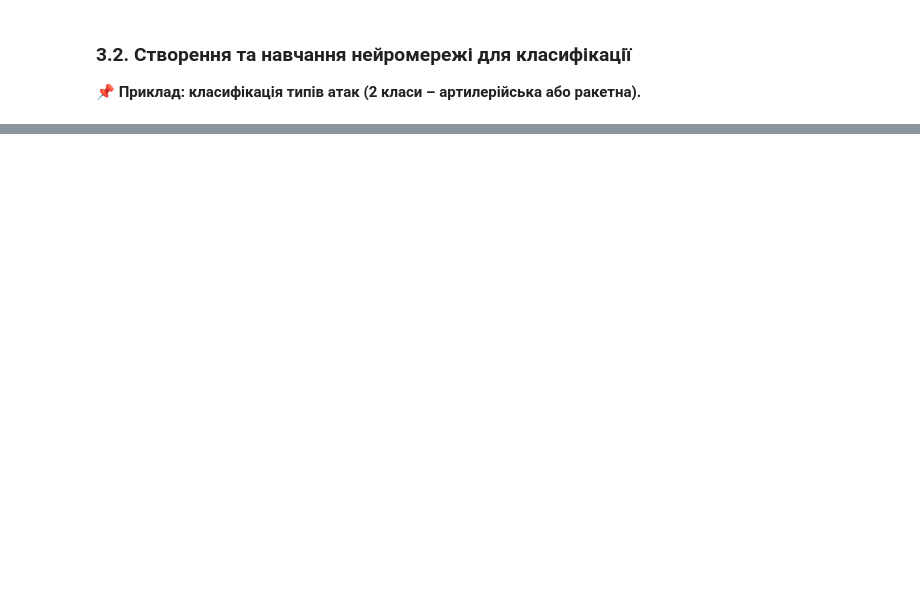
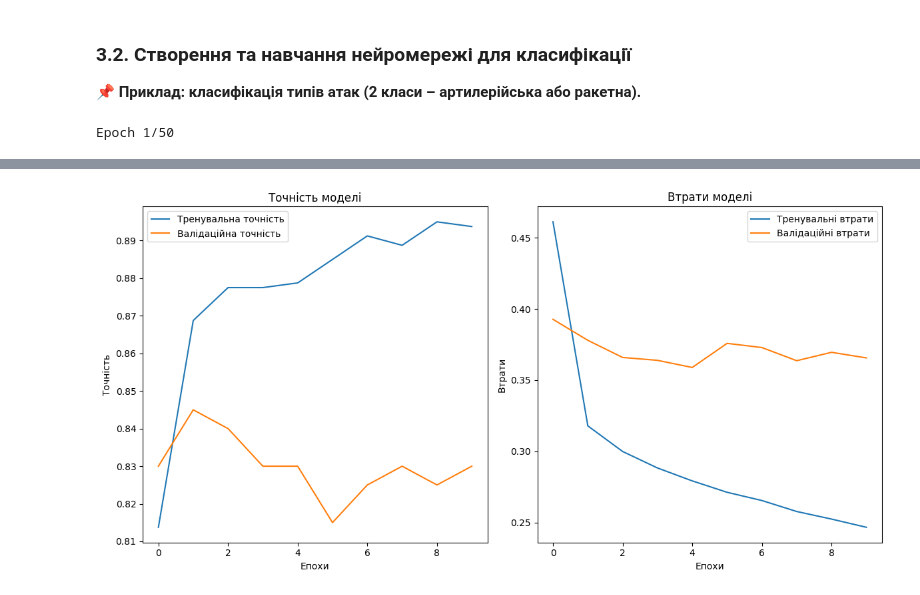
Before and after one commit to Oleksandr-1980/main_line, a Jupyter notebook: IT_IAZ_2025_5206/PRACTICE_38.ipynb, the cells around one changed output, grey strips where cells are left out. Saved outputs shown, nothing was run; the diff lists cells and outputs as text; code cells hidden in the pictures; blank space fills up the shorter version.

```diff
--- a/IT_IAZ_2025_5206/PRACTICE_38.ipynb
+++ b/IT_IAZ_2025_5206/PRACTICE_38.ipynb
@@ -43,36 +62,92 @@ print(f"Mean Squared Error: {mse:.2f}")
 ### **3.2. Створення та навчання нейромережі для класифікації**
 📌 **Приклад: класифікація типів атак (2 класи – артилерійська або ракетна).**
 # %%
+import numpy as np
+import tensorflow as tf
+from tensorflow.keras.models import Sequential
+from tensorflow.keras.layers import Dense
+from tensorflow.keras.callbacks import EarlyStopping
 from sklearn.datasets import make_classification
 from sklearn.model_selection import train_test_split
 from sklearn.preprocessing import StandardScaler
+from sklearn.metrics import classification_report
+import matplotlib.pyplot as plt
+import pandas as pd
 from tensorflow.keras.utils import to_categorical
 
-# Генеруємо штучний набір даних
+# 1. Генерація штучного набору даних (класифікація з 2 класами)
 X, y = make_classification(n_samples=1000, n_features=10, n_classes=2, random_state=42)
-y = to_categorical(y)  # Перетворення міток у one-hot encoding
 
-# Розділення вибірки
+# 2. Перетворення міток у one-hot encoding
+y = to_categorical(y)
+
+# 3. Розділення даних на тренувальну та тестову вибірки
 X_train, X_test, y_train, y_test = train_test_split(X, y, test_size=0.2, random_state=42)
 
-# Масштабування
+# 4. Масштабування даних
 scaler = StandardScaler()
 X_train = scaler.fit_transform(X_train)
 X_test = scaler.transform(X_test)
 
-# Побудова моделі
+# 5. Побудова моделі нейронної мережі
 model = Sequential([
-    Dense(64, activation='relu', input_shape=(10,)),
-    Dense(32, activation='relu'),
+    Dense(64, activation='relu', input_shape=(10,)),  # Перший прихований шар
+    Dense(32, activation='relu'),  # Другий прихований шар
     Dense(2, activation='softmax')  # Вихідний шар для 2 класів (softmax)
 ])
 
-# Компільовуємо модель
+# 6. Компільовуємо модель
 model.compile(optimizer='adam', loss='categorical_crossentropy', metrics=['accuracy'])
 
-# Навчання моделі
-model.fit(X_train, y_train, epochs=50, batch_size=10, validation_data=(X_test, y_test))
+# 7. Рання зупинка, щоб уникнути перенавчання
+early_stopping = EarlyStopping(monitor='val_loss', patience=5, restore_best_weights=True)
 
-# Оцінка точності
+# 8. Тренування моделі
+history = model.fit(
+    X_train, y_train,
+    epochs=50,
+    batch_size=10,
+    validation_data=(X_test, y_test),
+    callbacks=[early_stopping]  # Використовуємо ранню зупинку
+)
+
+# 9. Оцінка моделі на тестових даних
 loss, accuracy = model.evaluate(X_test, y_test)
 print(f"Точність моделі: {accuracy:.2f}")
+
+# 10. Оцінка точності класифікації за допомогою classification_report
+y_pred = model.predict(X_test)  # Прогнозування на тестових даних
+y_pred_classes = (y_pred > 0.5).astype(int)  # Перетворення ймовірностей у класи
+y_test_classes = y_test.argmax(axis=1)  # Витягуємо істинні класи з one-hot encoding
+
+# Виведення звіту про класифікацію у табличному вигляді
+report = classification_report(y_test_classes, y_pred_classes.argmax(axis=1), output_dict=True)
+report_df = pd.DataFrame(report).transpose()
+print("\nЗвіт класифікації (табличний формат):")
+print(report_df)
+
+# 11. Візуалізація графіків точності та втрат
+plt.figure(figsize=(12, 6))
+
+# Графік точності
+plt.subplot(1, 2, 1)
+plt.plot(history.history['accuracy'], label='Тренувальна точність')
+plt.plot(history.history['val_accuracy'], label='Валідаційна точність')
+plt.title('Точність моделі')
+plt.xlabel('Епохи')
+plt.ylabel('Точність')
+plt.legend()
+
+# Графік втрат
+plt.subplot(1, 2, 2)
+plt.plot(history.history['loss'], label='Тренувальні втрати')
+plt.plot(history.history['val_loss'], label='Валідаційні втрати')
+plt.title('Втрати моделі')
+plt.xlabel('Епохи')
+plt.ylabel('Втрати')
+plt.legend()
+
+plt.tight_layout()
+plt.show()
+# %% [output]
+Epoch 1/50
@@ -78,0 +171 @@ print(f"Точність моделі: {accuracy:.2f}")
+[figure, added]
```
Also changed, not shown: parts of 2 cells of this notebook.
